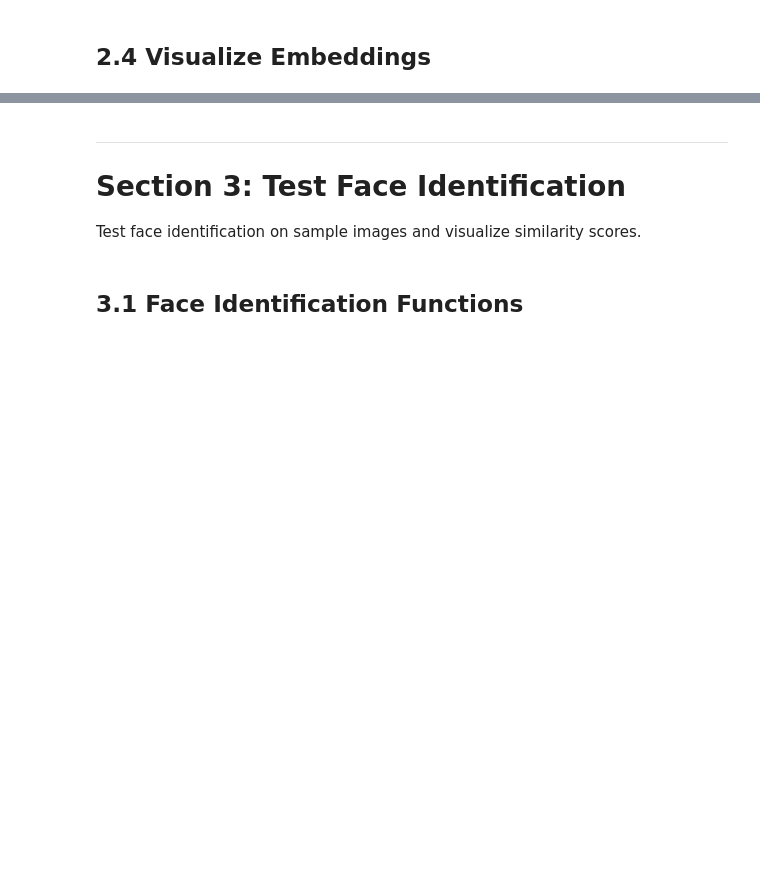
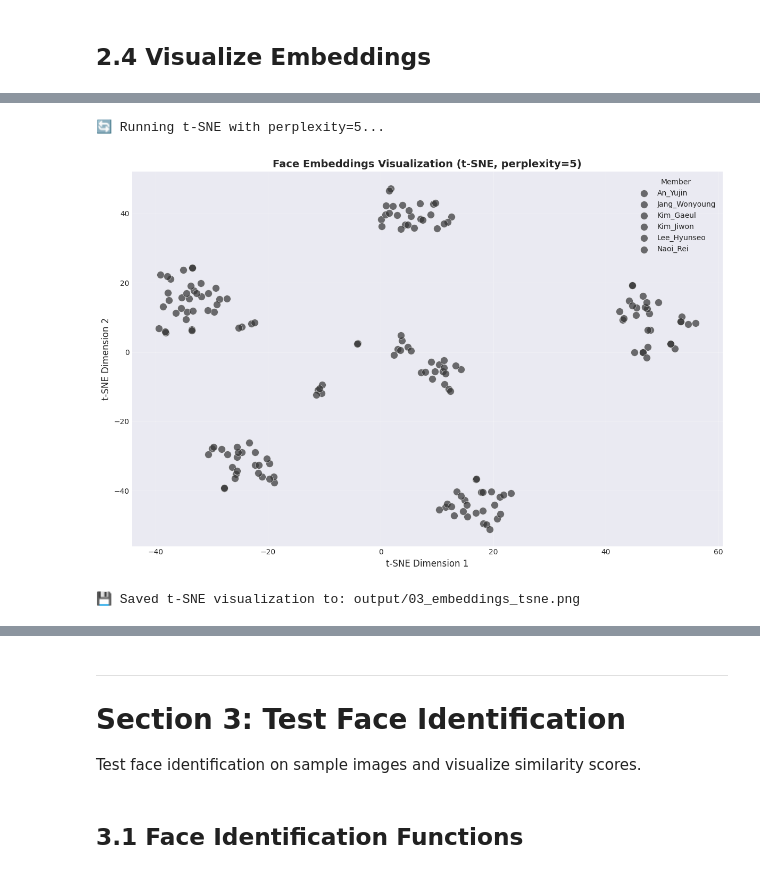
Before and after one commit to 68076012/SEGMENTATION_IVE, a Jupyter notebook: 02_dataset.ipynb, the cells around one changed output, grey strips where cells are left out. Cells and saved outputs as stored; diff of their text form; code cells hidden in the pictures; blank space fills up the shorter version.

```diff
--- a/02_dataset.ipynb
+++ b/02_dataset.ipynb
@@ -112,9 +137,10 @@ Load and organize face images by IVE member.
 def explore_dataset_structure(base_dir):
     """
     Explore the dataset structure and count images per member.
+    Dataset structure: /Dataset/{Member_Name}/{Member_Name}_{number}.jpg
 
     Args:
-        base_dir: Path to the face images directory
+        base_dir: Path to the dataset directory
 
     Returns:
         dict: Statistics about the dataset
@@ -127,35 +153,33 @@ def explore_dataset_structure(base_dir):
 
     if not base_dir.exists():
         print(f"⚠️ Directory not found: {base_dir}")
-        # Create sample structure for demonstration
-        print("\n📁 Creating sample directory structure...")
-        for member in CONFIG['members']:
-            member_dir = base_dir / member
-            member_dir.mkdir(parents=True, exist_ok=True)
-        print("✅ Sample structure created!")
         return stats
 
-    for member in CONFIG['members']:
-        member_dir = base_dir / member
-        if member_dir.exists():
-            images = list(member_dir.glob('*'))
-            images = [img for img in images if img.suffix.lower() in ['.jpg', '.jpeg', '.png', '.webp']]
-            stats['members'][member] = len(images)
-            stats['total_images'] += len(images)
+    # List all subdirectories (member folders)
+    member_folders = [d for d in base_dir.iterdir() if d.is_dir()]
+    print(f"\n📁 Found {len(member_folders)} member folders")
 
-            for img in images:
-                stats['image_formats'][img.suffix.lower()] += 1
+    for member_dir in member_folders:
+        member_name = member_dir.name
+        images = list(member_dir.glob('*'))
+        images = [img for img in images if img.suffix.lower() in ['.jpg', '.jpeg', '.png', '.webp']]
+        stats['members'][member_name] = len(images)
+        stats['total_images'] += len(images)
+
+        for img in images:
+            stats['image_formats'][img.suffix.lower()] += 1
 
     return stats
 
 # Explore dataset
-dataset_stats = explore_dataset_structure(CONFIG['face_images_dir'])
+dataset_stats = explore_dataset_structure(CONFIG['data_dir'])
 
 print("\n📊 Dataset Statistics:")
 print(f"   Total images: {dataset_stats['total_images']}")
 print("\n   Images per member:")
-for member, count in dataset_stats['members'].items():
-    print(f"      {member}: {count}")
+for member, count in sorted(dataset_stats['members'].items()):
+    mapped_name = CONFIG['members'].get(member, member)
+    print(f"      {member} ({mapped_name}): {count} images")
 print("\n   Image formats:")
 for fmt, count in dataset_stats['image_formats'].items():
     print(f"      {fmt}: {count}")
@@ -536,7 +624,7 @@ def visualize_embeddings_tsne(embedding_db, perplexity=5):
     print(f"🔄 Running t-SNE with perplexity={perplexity}...")
 
     # Apply t-SNE
-    tsne = TSNE(n_components=2, perplexity=perplexity, random_state=42, n_iter=1000)
+    tsne = TSNE(n_components=2, perplexity=perplexity, random_state=42, max_iter=1000)
     embeddings_2d = tsne.fit_transform(embeddings)
 
     # Plot
@@ -547,33 +635,37 @@ def visualize_embeddings_tsne(embedding_db, perplexity=5):
         mask = labels == member
         color = CONFIG['member_colors'].get(member, '#333333')
         ax.scatter(
             embeddings_2d[mask, 0],
             embeddings_2d[mask, 1],
             c=color,
             label=member,
             alpha=0.7,
             s=100,
             edgecolors='white',
             linewidth=0.5
         )
 
     ax.set_xlabel('t-SNE Dimension 1', fontsize=12)
     ax.set_ylabel('t-SNE Dimension 2', fontsize=12)
     ax.set_title(f'Face Embeddings Visualization (t-SNE, perplexity={perplexity})',
                 fontsize=14, fontweight='bold')
     ax.legend(title='Member', loc='best', fontsize=10)
     ax.grid(True, alpha=0.3)
 
     plt.tight_layout()
     plt.savefig(CONFIG['output_dir'] / '03_embeddings_tsne.png', dpi=150, bbox_inches='tight')
     plt.show()
 
     print(f"\n💾 Saved t-SNE visualization to: {CONFIG['output_dir'] / '03_embeddings_tsne.png'}")
 
     return tsne
 
 # Visualize with t-SNE (use small perplexity for small datasets)
 tsne_model = visualize_embeddings_tsne(embedding_db, perplexity=min(5, len(embedding_db['embeddings'])-1))
+# %% [output]
+🔄 Running t-SNE with perplexity=5...
+[figure, added]
+💾 Saved t-SNE visualization to: output/03_embeddings_tsne.png
 # %%
 def plot_embedding_similarity_matrix(embedding_db):
     """
```
Also changed, not shown: parts of 27 cells of this notebook, 7 other files.
